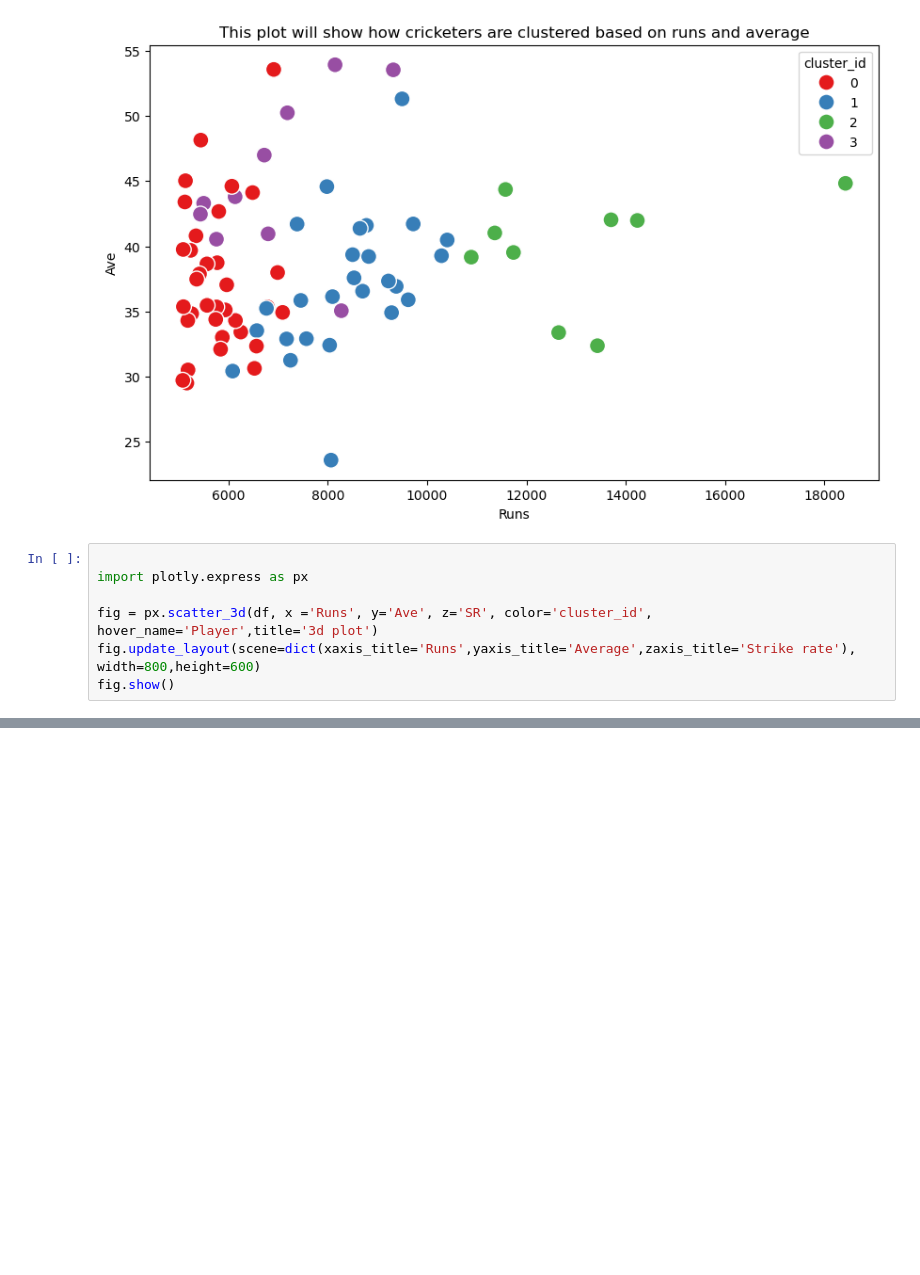
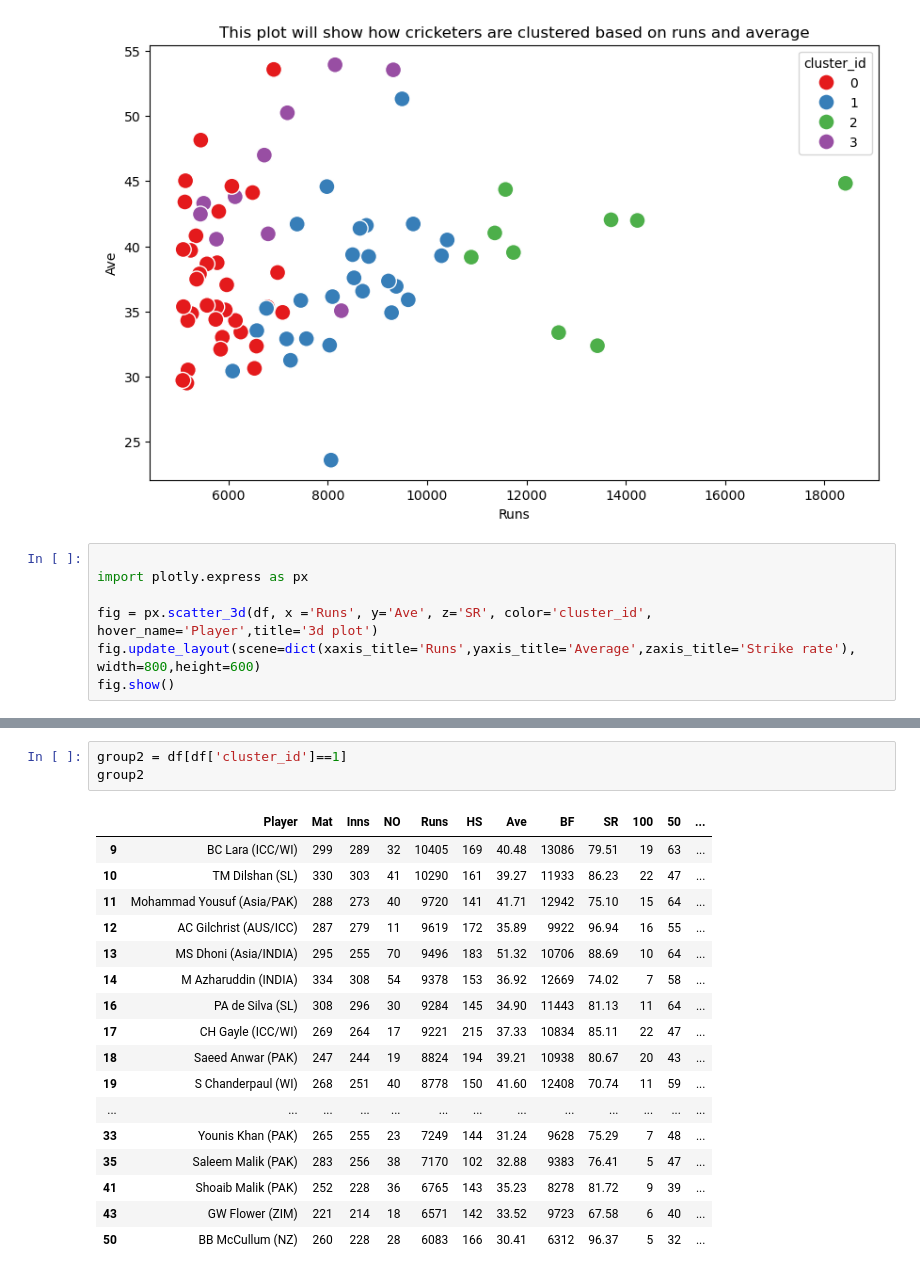
Before and after one commit to ashutoshkarspacex-cmd/Cricket_Batsman_Ranker, a Jupyter notebook: Batsmen_classifier.ipynb, the cells around one changed output, grey strips where cells are left out. Cells and saved outputs as stored; diff of their text form; blank space fills up the shorter version.

```diff
--- a/Batsmen_classifier.ipynb
+++ b/Batsmen_classifier.ipynb
@@ -264,0 +296,21 @@ fig.show()
+# %%
+group2 = df[df['cluster_id']==1]
+group2
+# %% [output]
+|  | Player | Mat | Inns | NO | Runs | HS | Ave | BF | SR | 100 | 50 | ... |
+| 9 | BC Lara (ICC/WI) | 299 | 289 | 32 | 10405 | 169 | 40.48 | 13086 | 79.51 | 19 | 63 | ... |
+| 10 | TM Dilshan (SL) | 330 | 303 | 41 | 10290 | 161 | 39.27 | 11933 | 86.23 | 22 | 47 | ... |
+| 11 | Mohammad Yousuf (Asia/PAK) | 288 | 273 | 40 | 9720 | 141 | 41.71 | 12942 | 75.10 | 15 | 64 | ... |
+| 12 | AC Gilchrist (AUS/ICC) | 287 | 279 | 11 | 9619 | 172 | 35.89 | 9922 | 96.94 | 16 | 55 | ... |
+| 13 | MS Dhoni (Asia/INDIA) | 295 | 255 | 70 | 9496 | 183 | 51.32 | 10706 | 88.69 | 10 | 64 | ... |
+| 14 | M Azharuddin (INDIA) | 334 | 308 | 54 | 9378 | 153 | 36.92 | 12669 | 74.02 | 7 | 58 | ... |
+| 16 | PA de Silva (SL) | 308 | 296 | 30 | 9284 | 145 | 34.90 | 11443 | 81.13 | 11 | 64 | ... |
+| 17 | CH Gayle (ICC/WI) | 269 | 264 | 17 | 9221 | 215 | 37.33 | 10834 | 85.11 | 22 | 47 | ... |
+| 18 | Saeed Anwar (PAK) | 247 | 244 | 19 | 8824 | 194 | 39.21 | 10938 | 80.67 | 20 | 43 | ... |
+| 19 | S Chanderpaul (WI) | 268 | 251 | 40 | 8778 | 150 | 41.60 | 12408 | 70.74 | 11 | 59 | ... |
+| ... | ... | ... | ... | ... | ... | ... | ... | ... | ... | ... | ... | ... |
+| 33 | Younis Khan (PAK) | 265 | 255 | 23 | 7249 | 144 | 31.24 | 9628 | 75.29 | 7 | 48 | ... |
+| 35 | Saleem Malik (PAK) | 283 | 256 | 38 | 7170 | 102 | 32.88 | 9383 | 76.41 | 5 | 47 | ... |
+| 41 | Shoaib Malik (PAK) | 252 | 228 | 36 | 6765 | 143 | 35.23 | 8278 | 81.72 | 9 | 39 | ... |
+| 43 | GW Flower (ZIM) | 221 | 214 | 18 | 6571 | 142 | 33.52 | 9723 | 67.58 | 6 | 40 | ... |
+| 50 | BB McCullum (NZ) | 260 | 228 | 28 | 6083 | 166 | 30.41 | 6312 | 96.37 | 5 | 32 | ... |
```
Also changed, not shown: parts of 5 cells of this notebook, 6 other files.
